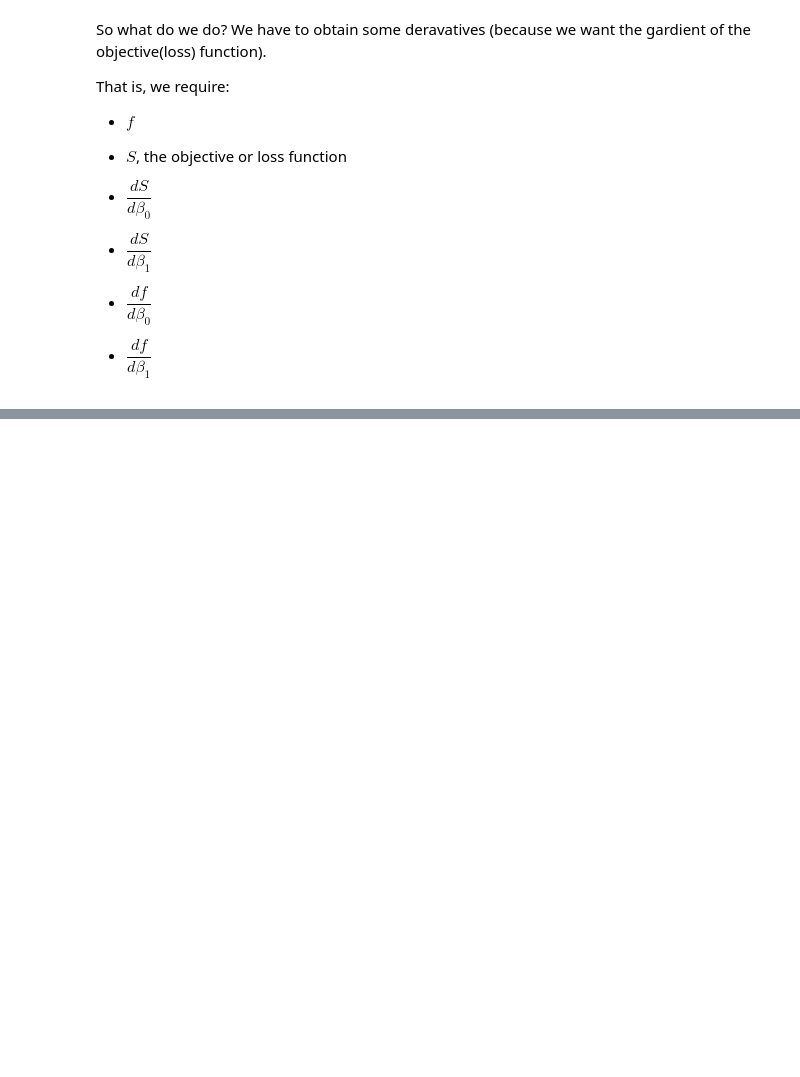
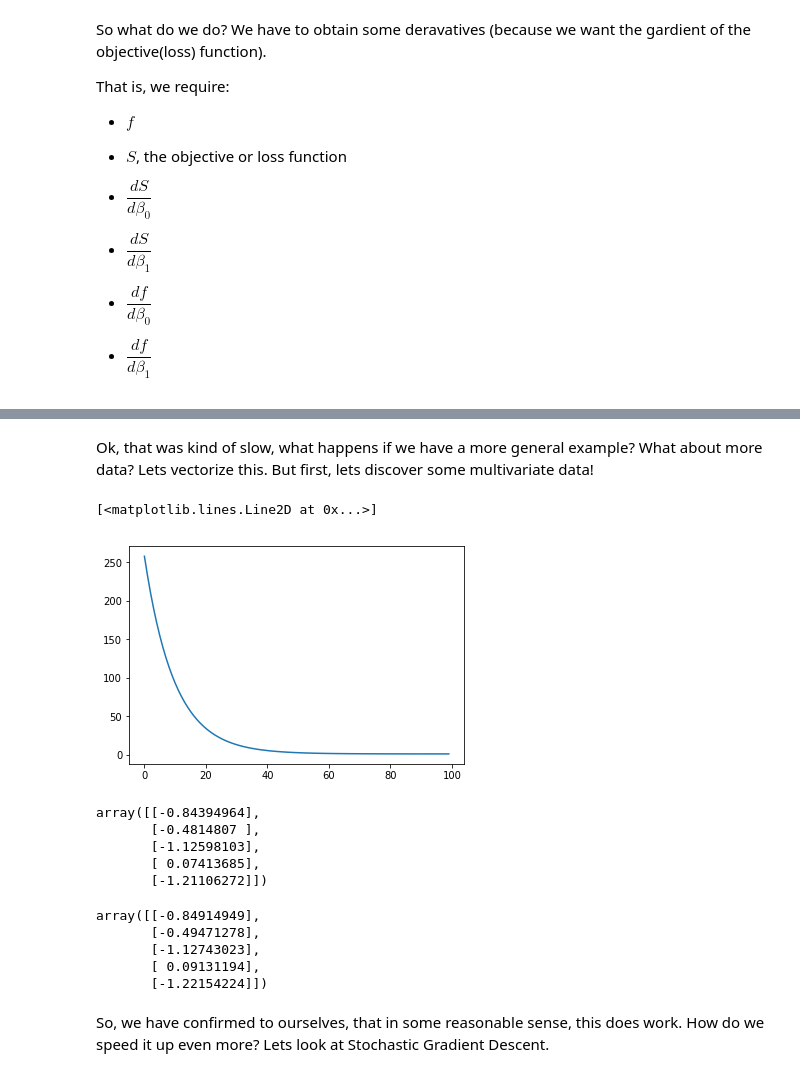
Before and after one commit to jameshorine/metis, a Jupyter notebook: teaching_demo/stochastic_gradient_descent.ipynb, the cells around one changed output, grey strips where cells are left out. Drawn from its saved outputs; the diff is of its cells as text; code cells hidden in the pictures; blank space fills up the shorter version.

```diff
--- a/teaching_demo/stochastic_gradient_descent.ipynb
+++ b/teaching_demo/stochastic_gradient_descent.ipynb
@@ -124,0 +125,66 @@ array([ 2.44002933,  3.17663621])
+# %% [markdown]
+Ok, that was kind of slow, what happens if we have a more general example? What about more data? Lets vectorize this. But first, lets discover some multivariate data!
+# %%
+N = 1000
+D = 5
+X = 5*np.random.randn(N,D)
+betas = np.random.randn(D,1)
+y = X.dot(betas)
+y_obs = y + np.random.randn(N,1)
+# %%
+# Vectorized Helper Functions
+
+#lets drop the intercept...because it really does not matter that much.
+def f_vec(betas):
+    return X.dot(betas)
+
+def loss_function(e):
+    S = e.T.dot(e)/N
+    return S
+
+def dS_dbetas(e,betas):
+    return -2*X.T.dot(e)/N
+
+def vectorized_gradient_descent(iter=100,gamma=1e-3):
+    # get starting conditions
+    betas = np.random.randn(D,1) #this is the initialization
+    params = []
+    loss = np.zeros((iter,1))
+    for i in range(iter):
+        params.append(betas)
+        e = y_obs - f_vec(betas) # Really important that you use y_obs and not y (you do not have access to true y)
+        loss[i] = loss_function(e)
+
+        #update parameters
+        betas = betas - gamma*dS_dbetas(e,betas)
+
+    return params, loss
+# %%
+
+
+params, loss = vectorized_gradient_descent()
+# %%
+plt.plot(loss)
+# %% [output]
+[<matplotlib.lines.Line2D at 0x...>]
+[figure, added]
+# %%
+params[-1]
+# %% [output]
+array([[-0.84394964],
+       [-0.4814807 ],
+       [-1.12598103],
+       [ 0.07413685],
+       [-1.21106272]])
+# %%
+model = LinearRegression(fit_intercept=False)
+model.fit(X,y)
+model.coef_.T
+# %% [output]
+array([[-0.84914949],
+       [-0.49471278],
+       [-1.12743023],
+       [ 0.09131194],
+       [-1.22154224]])
+# %% [markdown]
+So, we have confirmed to ourselves, that in some reasonable sense, this does work. How do we speed it up even more? Lets look at Stochastic Gradient Descent.
```
Also changed, not shown: parts of 8 cells of this notebook.
